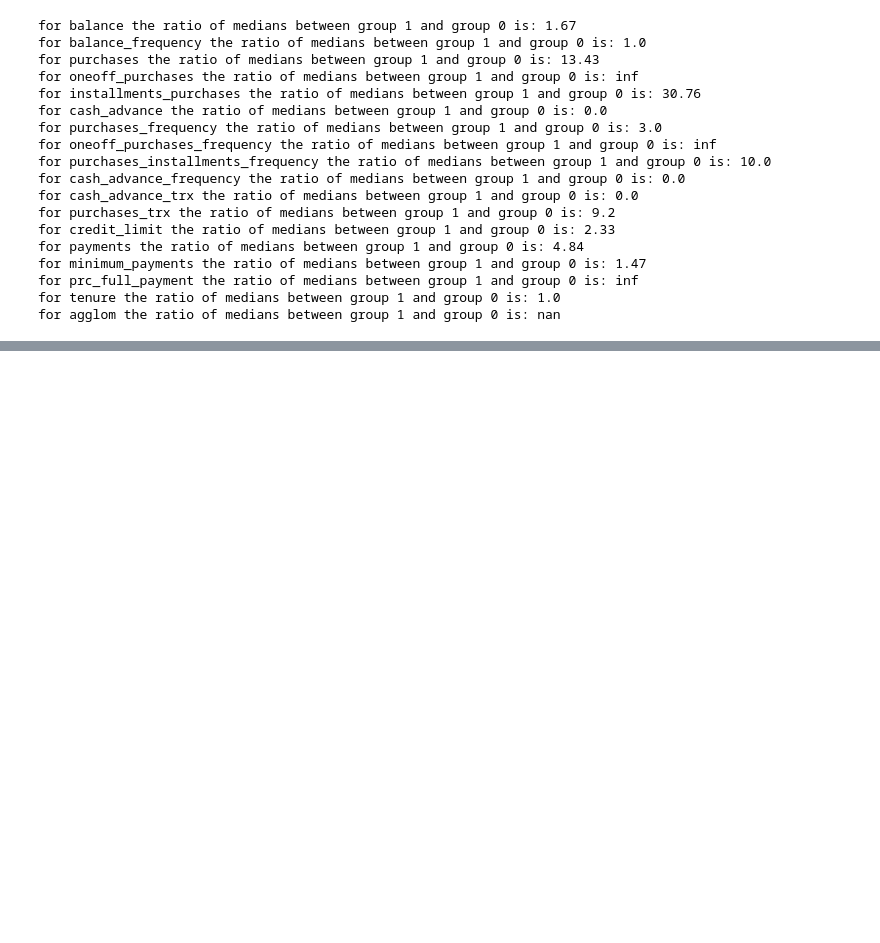
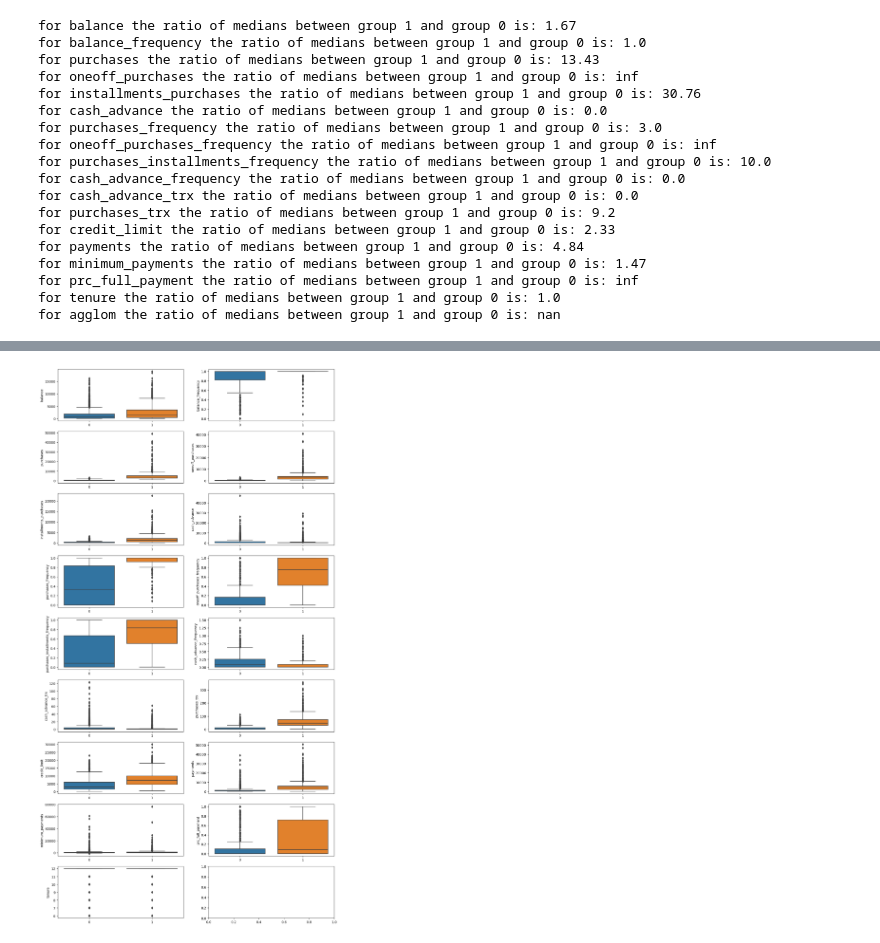
Before and after one commit to project-palooza/unsupervised, a Jupyter notebook: cc_general.ipynb, the cells around one changed output, grey strips where cells are left out. Drawn from its saved outputs; the diff is of its cells as text; code cells hidden in the pictures; blank space fills up the shorter version.

```diff
--- a/cc_general.ipynb
+++ b/cc_general.ipynb
@@ -782,3 +782,6 @@ for minimum_payments the ratio of medians between group 1 and group 0 is: 1.47
 for prc_full_payment the ratio of medians between group 1 and group 0 is: inf
 for tenure the ratio of medians between group 1 and group 0 is: 1.0
 for agglom the ratio of medians between group 1 and group 0 is: nan
+# %%
+for i, col in enumerate([col for col in df.columns if col not in ['kmeans','agglom']]):
+    print(i, col)
@@ -785,4 +806,18 @@ for agglom the ratio of medians between group 1 and group 0 is: nan
 # %%
 # do overlayed histograms / or boxplots
+# comprehensive - a single grid of boxplots 8x2
+# pretty - clean it up
+import seaborn as sns
+
+plt.subplots(9,2,figsize = (15,30))
+
+for i, col in enumerate([col for col in df.columns if col not in ['kmeans','agglom']]):
+    plt.subplot(9,2,i + 1)
+    sns.boxplot(data=df, x="kmeans", y=col)
+    plt.xlabel("")
+
+plt.show()
+# %% [output]
+[figure, added]
 # %%
 # make a model using the 16 features to predict kmeans group 0 or 1 - this will give us a lot of information.
```
Also changed, not shown: parts of 9 cells of this notebook.
